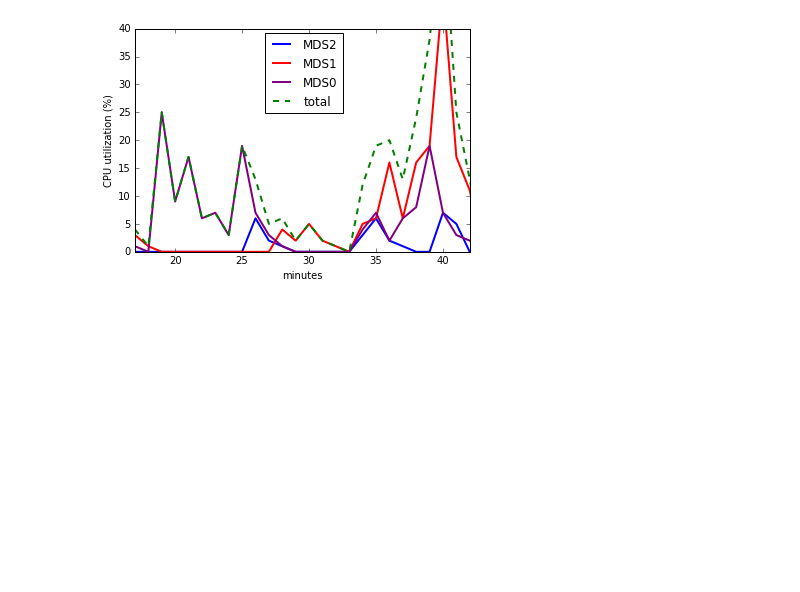
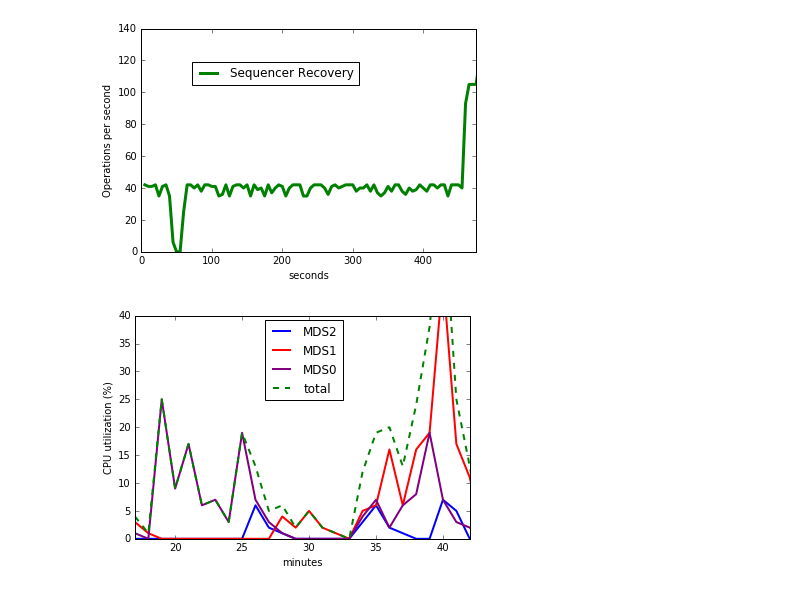
Before and after one commit to michaelsevilla/malacology-popper, a Jupyter notebook: experiments/mds-zlog-seq-migrate/results/visualize.ipynb, the cells around one changed output. Saved outputs shown, nothing was run; the diff lists cells and outputs as text; code cells hidden in the pictures; blank space fills up the shorter version.

```diff
--- a/experiments/mds-zlog-seq-migrate/results/visualize.ipynb
+++ b/experiments/mds-zlog-seq-migrate/results/visualize.ipynb
@@ -46,3 +46,17 @@ plt.savefig('mantle-seq-thruput.png', dpi=300, bbox_inches='tight')
+# %%
+fig = plt.figure()
+ax = fig.add_subplot(111)
+
+sum_throughput(recovery, "Sequencer Recovery", 'g-')
+
+ax.set_xlim(0, 475)
+ax.set_xlabel("seconds")
+ax.set_ylabel("Operations per second")
+lgd = ax.legend(loc='center', bbox_to_anchor=(0.4, 0.8))
+
+plt.savefig('recovery-seq-thruput.png', dpi=300, bbox_inches='tight')
+# %% [output]
+[figure, added]
 # %%
 mds0 = "cpu-issdm-15.out"
 mds1 = "cpu-issdm-12.out"
```
Also changed, not shown: parts of 1 cell of this notebook, 2 other files.
